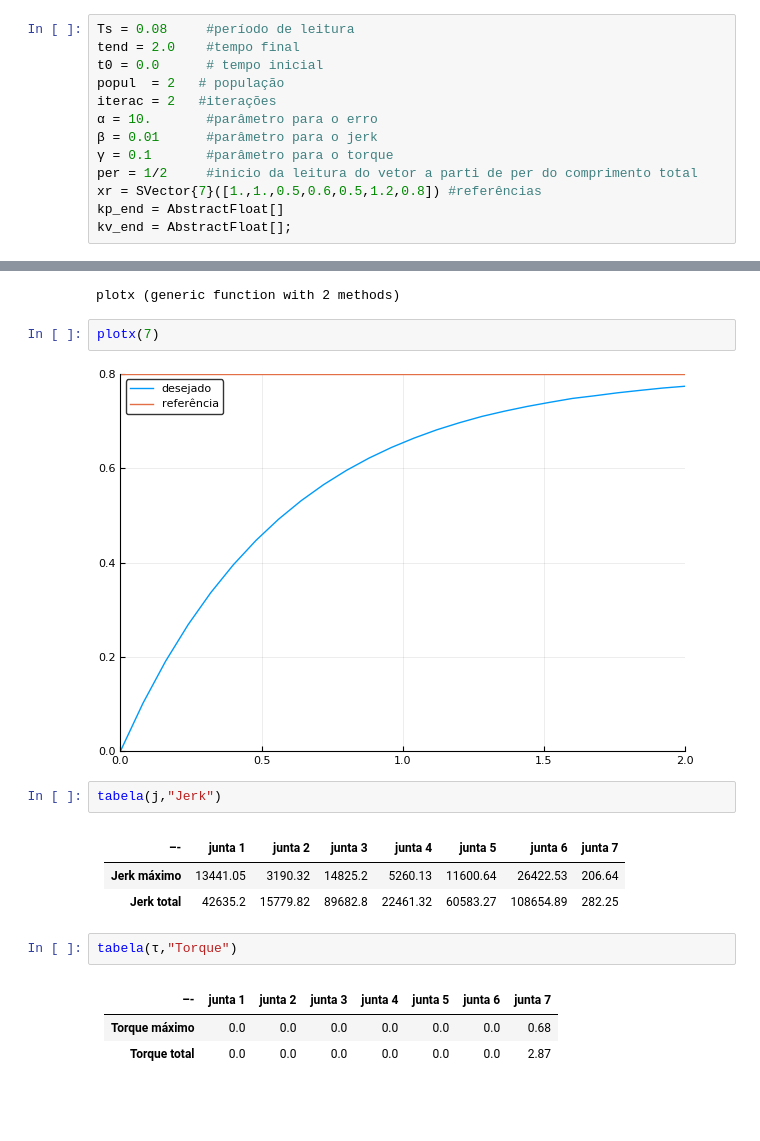
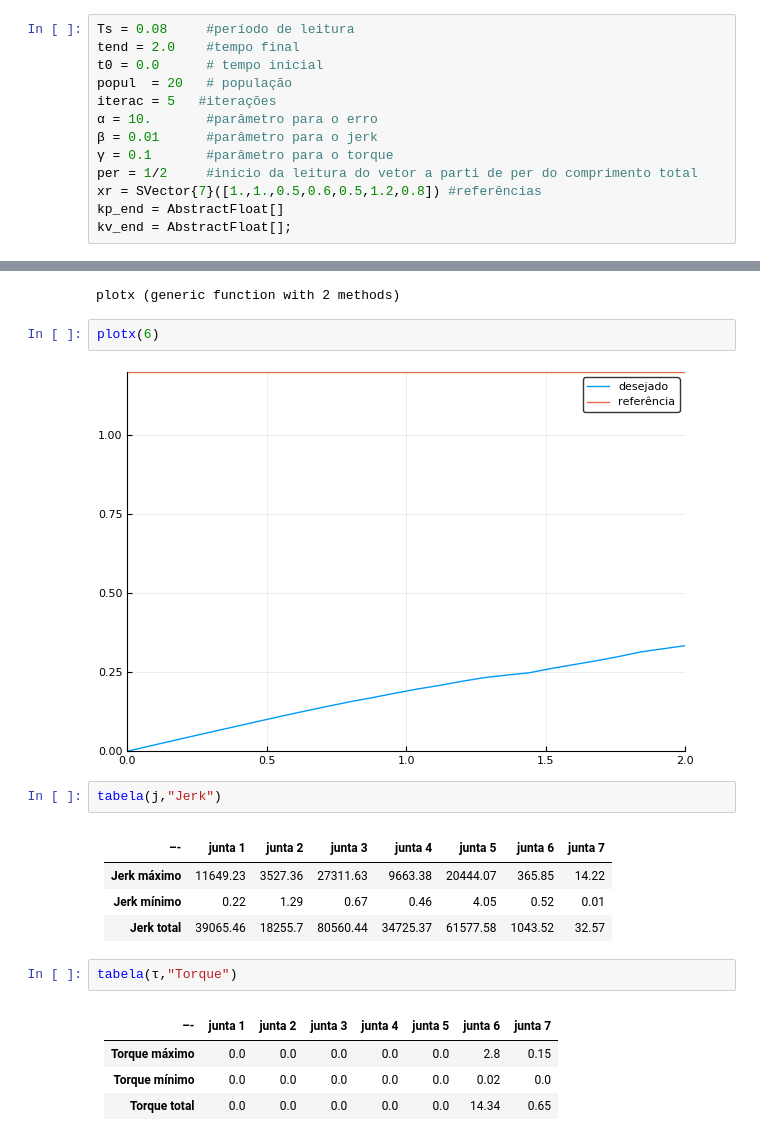
Before and after one commit to phelipe/jerk-pid, a Jupyter notebook: src/kuka/kuka_otimizador_serial.ipynb, the cells around one changed output, grey strips where cells are left out. Cells and saved outputs as stored; diff of their text form; blank space fills up the shorter version.

```diff
--- a/src/kuka/kuka_otimizador_serial.ipynb
+++ b/src/kuka/kuka_otimizador_serial.ipynb
@@ -12,8 +12,8 @@ pyplot();
 Ts = 0.08     #período de leitura
 tend = 2.0    #tempo final
 t0 = 0.0      # tempo inicial
-popul  = 2   # população
-iterac = 2   #iterações
+popul  = 20   # população
+iterac = 5   #iterações
 α = 10.       #parâmetro para o erro
 β = 0.01      #parâmetro para o jerk
 γ = 0.1       #parâmetro para o torque
@@ -194,20 +227,22 @@ end
 # %% [output]
 plotx (generic function with 2 methods)
 # %%
-plotx(7)
+plotx(6)
 # %% [output]
-[figure, old version]
+[figure, new version]
 # %%
 tabela(j,"Jerk")
 # %% [output]
-|              –- |  junta 1 |  junta 2 | junta 3 |  junta 4 |  junta 5 |   junta 6 | junta 7 |
-| ---------------:| --------:| --------:| -------:| --------:| --------:| ---------:| -------:|
-| **Jerk máximo** | 13441.05 |  3190.32 | 14825.2 |  5260.13 | 11600.64 |  26422.53 |  206.64 |
-|  **Jerk total** |  42635.2 | 15779.82 | 89682.8 | 22461.32 | 60583.27 | 108654.89 |  282.25 |
+|              –- |  junta 1 | junta 2 |  junta 3 |  junta 4 |  junta 5 | junta 6 | junta 7 |
+| ---------------:| --------:| -------:| --------:| --------:| --------:| -------:| -------:|
+| **Jerk máximo** | 11649.23 | 3527.36 | 27311.63 |  9663.38 | 20444.07 |  365.85 |   14.22 |
+| **Jerk mínimo** |     0.22 |    1.29 |     0.67 |     0.46 |     4.05 |    0.52 |    0.01 |
+|  **Jerk total** | 39065.46 | 18255.7 | 80560.44 | 34725.37 | 61577.58 | 1043.52 |   32.57 |
 # %%
 tabela(τ,"Torque")
 # %% [output]
 |                –- | junta 1 | junta 2 | junta 3 | junta 4 | junta 5 | junta 6 | junta 7 |
 | -----------------:| -------:| -------:| -------:| -------:| -------:| -------:| -------:|
-| **Torque máximo** |     0.0 |     0.0 |     0.0 |     0.0 |     0.0 |     0.0 |    0.68 |
-|  **Torque total** |     0.0 |     0.0 |     0.0 |     0.0 |     0.0 |     0.0 |    2.87 |
+| **Torque máximo** |     0.0 |     0.0 |     0.0 |     0.0 |     0.0 |     2.8 |    0.15 |
+| **Torque mínimo** |     0.0 |     0.0 |     0.0 |     0.0 |     0.0 |    0.02 |     0.0 |
+|  **Torque total** |     0.0 |     0.0 |     0.0 |     0.0 |     0.0 |   14.34 |    0.65 |
```
Also changed, not shown: parts of 5 cells of this notebook, 2 other files.
